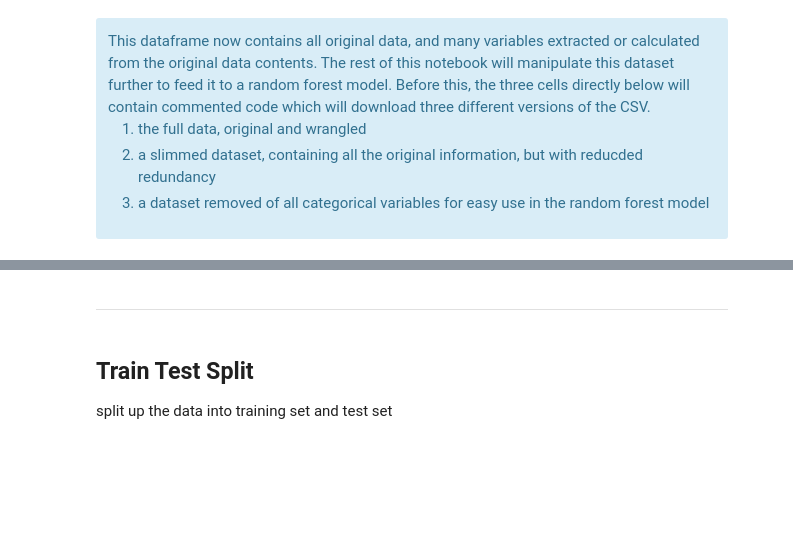
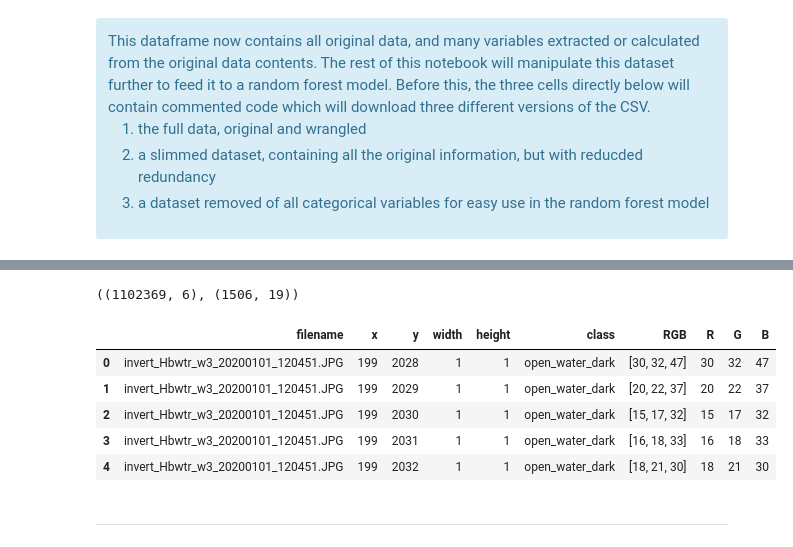
Before and after one commit to bini-a/hbwater_cameratrap_pheno, a Jupyter notebook: scripts/sandbox/ML/cameratrap_data_workflow.ipynb, the cells around one changed output, grey strips where cells are left out. Saved outputs shown, nothing was run; the diff lists cells and outputs as text; code cells hidden in the pictures; blank space fills up the shorter version.

```diff
--- a/scripts/sandbox/ML/cameratrap_data_workflow.ipynb
+++ b/scripts/sandbox/ML/cameratrap_data_workflow.ipynb
@@ -232,0 +203,21 @@ csv_df = csv_df.dropna()
+# %%
+# split pixels
+import itertools
+from PIL import Image
+# save new data points to this list
+li = []
+
+for ind, row in csv_df.iterrows():
+   y_range = (row.y, row.y+row.height)
+   x_range = (row.x, row.x+row.width)
+   # print(y_range, x_range)
+   # calculate the coordinates range in the x and y axis
+   range_list =  [range(row.x, row.x+row.width), range(row.y,row.y+row.height)]
+   # set product of x_range and y_range
+   combination_list = list(itertools.product(*range_list))
+   width, height = 1,1
+   for new_x, new_y in combination_list:
+      li.append([row["filename"],  new_x, new_y, width, height, row["class"]])
+
+pixels_df = pd.DataFrame(li, columns=['filename', 'x', 'y', 'width', 'height', 'class'])
+pixels_df.head()
@@ -232,0 +231,34 @@ csv_df = csv_df.dropna()
+# %%
+# shape of new generated dataset
+pixels_df.shape, csv_df.shape
+# %% [output]
+((1102369, 6), (1506, 19))
+# %%
+# create image dictionary
+image_dict = {}
+def my_func(row):
+    if row["filename"] in image_dict:
+        return
+    path =  "example_data/"+row["filename"]
+    img= np.asarray(Image.open(path))
+    image_dict[row["filename"]] = img
+
+_ = csv_df.apply(lambda c: my_func(c),axis=1)
+# %%
+# Assign image pixel values for each row
+def assign_pixels(row):
+    return image_dict[row["filename"]][row.y:row.y+1, row.x:row.x+1].flatten()
+pixels_df["RGB"] = pixels_df.apply(lambda row: assign_pixels(row),axis=1)
+
+# create color channels
+pixels_df["R"] = pixels_df.apply(lambda row: row["RGB"][0],axis=1)
+pixels_df["G"] = pixels_df.apply(lambda row: row["RGB"][1],axis=1)
+pixels_df["B"] = pixels_df.apply(lambda row: row["RGB"][2],axis=1)
+pixels_df.head()
+# %% [output]
+|  | filename | x | y | width | height | class | RGB | R | G | B |
+| 0 | invert_Hbwtr_w3_20200101_120451.JPG | 199 | 2028 | 1 | 1 | open_water_dark | [30, 32, 47] | 30 | 32 | 47 |
+| 1 | invert_Hbwtr_w3_20200101_120451.JPG | 199 | 2029 | 1 | 1 | open_water_dark | [20, 22, 37] | 20 | 22 | 37 |
+| 2 | invert_Hbwtr_w3_20200101_120451.JPG | 199 | 2030 | 1 | 1 | open_water_dark | [15, 17, 32] | 15 | 17 | 32 |
+| 3 | invert_Hbwtr_w3_20200101_120451.JPG | 199 | 2031 | 1 | 1 | open_water_dark | [16, 18, 33] | 16 | 18 | 33 |
+| 4 | invert_Hbwtr_w3_20200101_120451.JPG | 199 | 2032 | 1 | 1 | open_water_dark | [18, 21, 30] | 18 | 21 | 30 |
@@ -233,6 +268,2 @@ csv_df = csv_df.dropna()
 # %% [markdown]
 <hr>
-# %% [markdown]
-## Train Test Split
-
-split up the data into training set and test set
```
Also changed, not shown: parts of 19 cells of this notebook, 4 other files.
